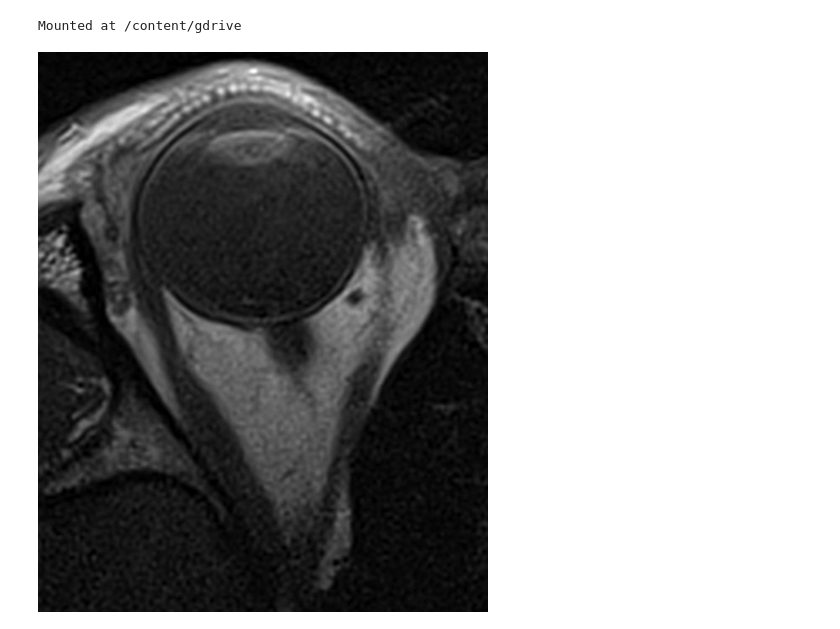
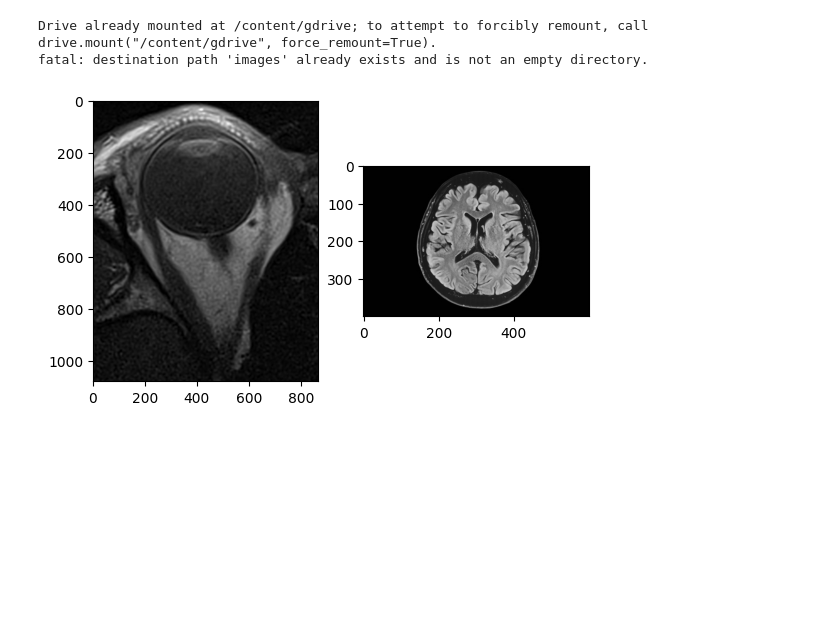
Before and after one commit to ntjahjono3/BMEN6367, a Jupyter notebook: BMEN6367_HW2_NTjahjono.ipynb, the cells around one changed output. Cells and saved outputs as stored; diff of their text form; code cells hidden in the pictures; blank space fills up the shorter version.

```diff
--- a/BMEN6367_HW2_NTjahjono.ipynb
+++ b/BMEN6367_HW2_NTjahjono.ipynb
@@ -1,21 +1,30 @@
 # %% [markdown]
 <a href="https://colab.research.google.com/github/ntjahjono3/BMEN6367/blob/main/BMEN6367_HW2_NTjahjono.ipynb" target="_parent"><img src="https://colab.research.google.com/assets/colab-badge.svg" alt="Open In Colab"/></a>
 # %%
-# Part 2 - accessing files/folders in Google Drive from Google Colab
-
+# Part 2
 import os
 import cv2 as cv
 from google.colab.patches import cv2_imshow # for image display
 from skimage import io
 import matplotlib.pylab as plt
 from scipy import ndimage, datasets
 import numpy.fft
 from google.colab import drive
 
-drive.mount('/content/gdrive')        # run once to mount google drive
+# accessing files in Google Drive from Google Colab
+drive.mount('/content/gdrive')        # run once to mount Google Drive
+# read image from my Google Drive
+img = cv.imread('/content/gdrive/MyDrive/BMEN6367_HW2_images/MRI_Eye.jpg')
+fig, (ax1, ax2) = plt.subplots(1, 2)  # create figure with 2 subplots (1 x 2)
+ax1.imshow(img)                       # show image form Google Drive in figure 1 panel 1
 
-img = cv.imread('/content/gdrive/MyDrive/BMEN6367_HW2_images/MRI_Eye.jpg')
-cv2_imshow(img)
+
+# accessing files in GitHub from Google Colab
+!git clone https://github.com/ntjahjono3/BMEN6367.git images      # run once to clone GitHub repository
+img2 = cv.imread('images/MRI_Brain.jpg')
+ax2.imshow(img2)
+plt.show()
 # %% [output]
-Mounted at /content/gdrive
+Drive already mounted at /content/gdrive; to attempt to forcibly remount, call drive.mount("/content/gdrive", force_remount=True).
+fatal: destination path 'images' already exists and is not an empty directory.
-[figure, old version]
+[figure, new version]
```
